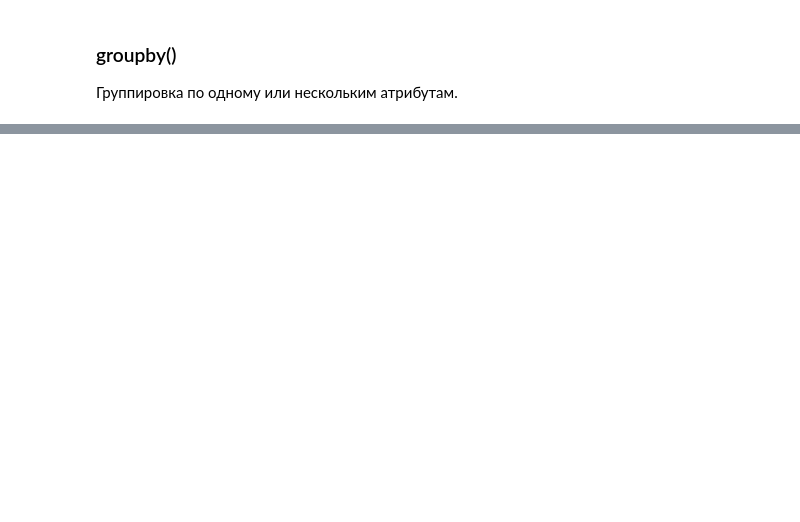
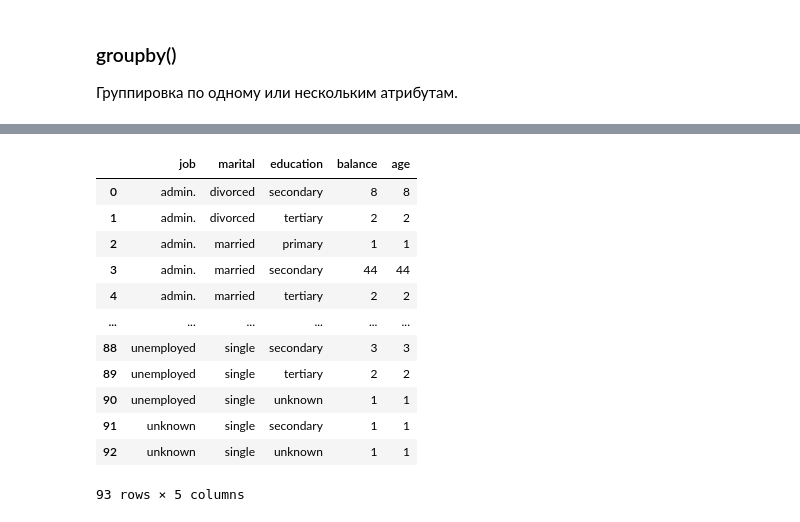
Before and after one commit to udovenkodv777-creator/Python-Course, a Jupyter notebook: Модуль 7_0/Модуль 7.ipynb, the cells around one changed output, grey strips where cells are left out. Drawn from its saved outputs; the diff is of its cells as text; code cells hidden in the pictures; blank space fills up the shorter version.

```diff
--- a/Модуль 7_0/Модуль 7.ipynb
+++ b/Модуль 7_0/Модуль 7.ipynb
@@ -1155,0 +1285,16 @@ df
+# %%
+df_notnull.groupby(['job', 'marital', 'education'], as_index=False)[['balance', 'age']].count()
+# %% [output]
+|  | job | marital | education | balance | age |
+| 0 | admin. | divorced | secondary | 8 | 8 |
+| 1 | admin. | divorced | tertiary | 2 | 2 |
+| 2 | admin. | married | primary | 1 | 1 |
+| 3 | admin. | married | secondary | 44 | 44 |
+| 4 | admin. | married | tertiary | 2 | 2 |
+| ... | ... | ... | ... | ... | ... |
+| 88 | unemployed | single | secondary | 3 | 3 |
+| 89 | unemployed | single | tertiary | 2 | 2 |
+| 90 | unemployed | single | unknown | 1 | 1 |
+| 91 | unknown | single | secondary | 1 | 1 |
+| 92 | unknown | single | unknown | 1 | 1 |
+93 rows × 5 columns
```
Also changed, not shown: parts of 54 cells of this notebook, 15 other files.
